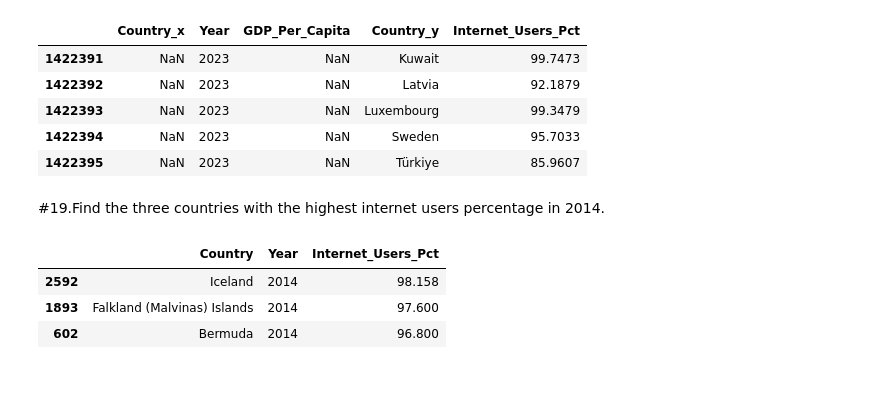
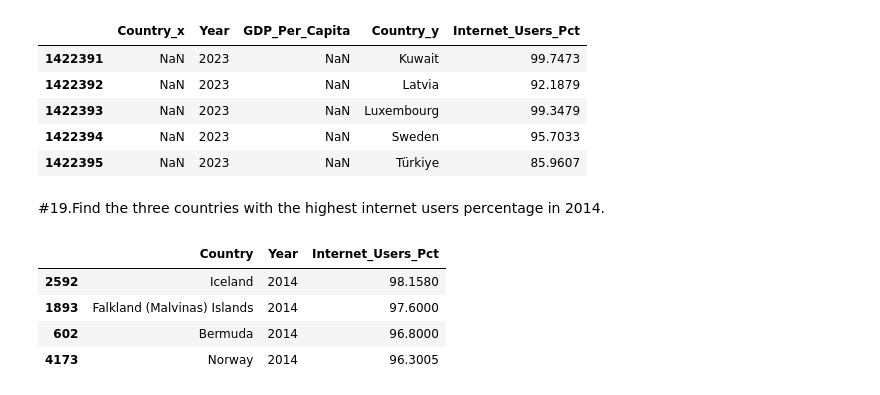
Before and after one commit to NSS-Data-Analytics-Cohort-13/un-exploration-Juancarpio14, a Jupyter notebook: notebooks/first_project_python.ipynb, the cells around one changed output. Saved outputs shown, nothing was run; the diff lists cells and outputs as text; code cells hidden in the pictures.

```diff
--- a/notebooks/first_project_python.ipynb
+++ b/notebooks/first_project_python.ipynb
@@ -733,9 +733,10 @@ gdp_and_internet_use.tail()
 # %% [markdown]
 #19.Find the three countries with the highest internet users percentage in 2014.
 # %%
-internet_df_2014.sort_values(by='Internet_Users_Pct',ascending=False).head(3)
+internet_df_2014.sort_values(by='Internet_Users_Pct',ascending=False).head(4)
 # %% [output]
 |  | Country | Year | Internet_Users_Pct |
-| 2592 | Iceland | 2014 | 98.158 |
-| 1893 | Falkland (Malvinas) Islands | 2014 | 97.600 |
-| 602 | Bermuda | 2014 | 96.800 |
+| 2592 | Iceland | 2014 | 98.1580 |
+| 1893 | Falkland (Malvinas) Islands | 2014 | 97.6000 |
+| 602 | Bermuda | 2014 | 96.8000 |
+| 4173 | Norway | 2014 | 96.3005 |
```
Also changed, not shown: parts of 6 cells of this notebook.
